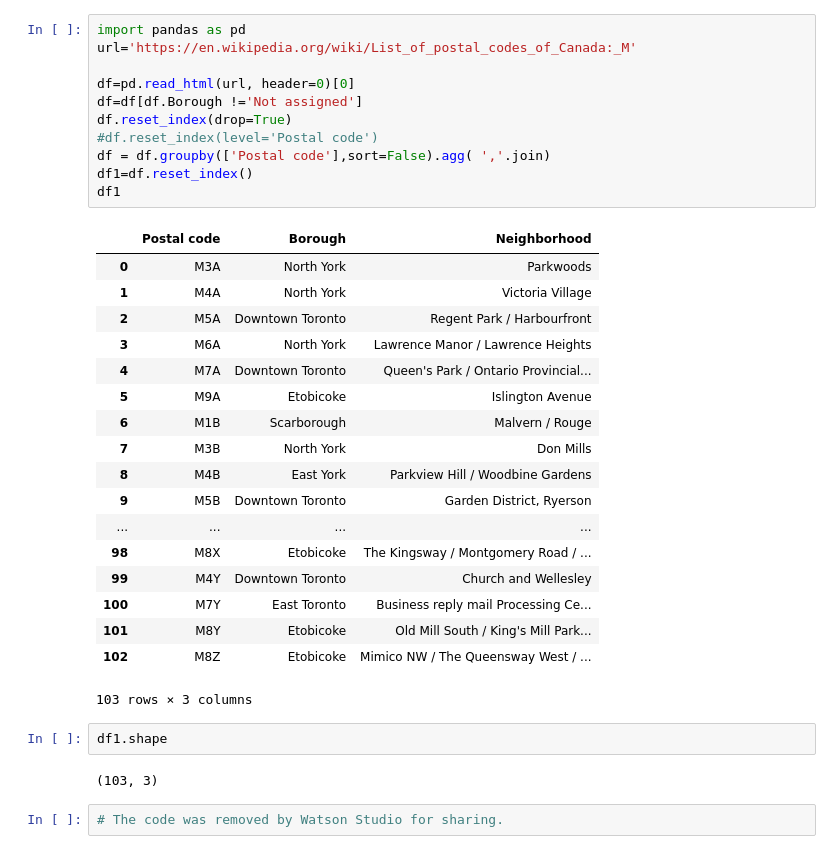
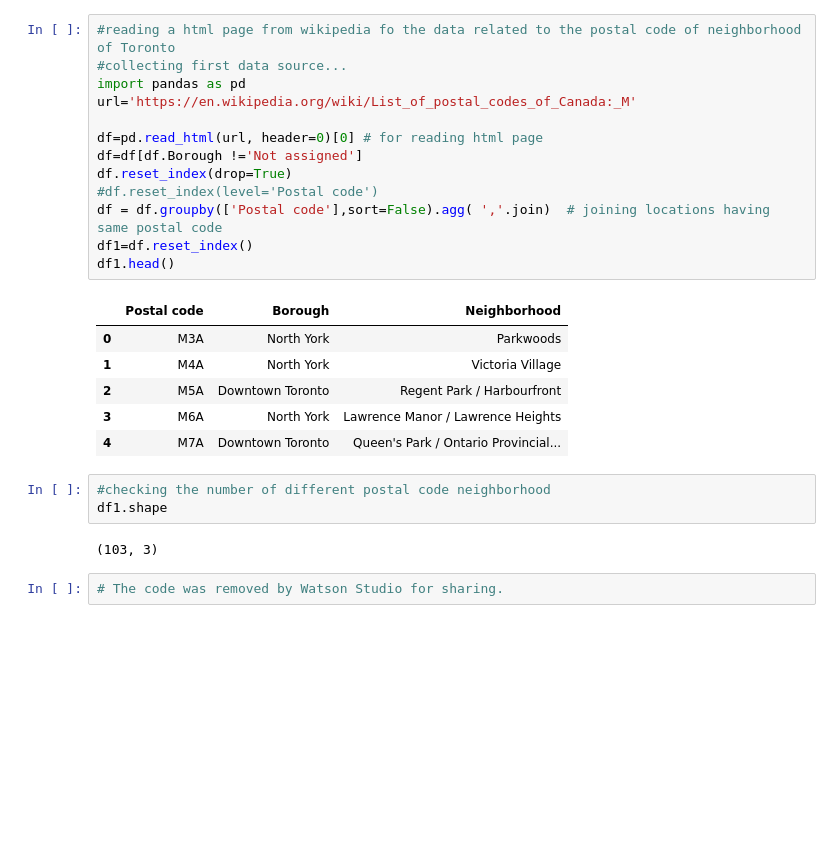
Before and after one commit to pragya0509/Feasibilty-of-opening-Indian-Restaurent-in-Canada-using-K-Means-Clustering, a Jupyter notebook: segmenting and clustering of Canada.ipynb, the cells around one changed output. Cells and saved outputs as stored; diff of their text form; blank space fills up the shorter version.

```diff
--- a/segmenting and clustering of Canada.ipynb
+++ b/segmenting and clustering of Canada.ipynb
@@ -1,37 +1,28 @@
 # %%
+#reading a html page from wikipedia fo the data related to the postal code of neighborhood of Toronto
+#collecting first data source...
 import pandas as pd
 url='https://en.wikipedia.org/wiki/List_of_postal_codes_of_Canada:_M'
 
-df=pd.read_html(url, header=0)[0]
+df=pd.read_html(url, header=0)[0] # for reading html page
 df=df[df.Borough !='Not assigned']
 df.reset_index(drop=True)
 #df.reset_index(level='Postal code')
-df = df.groupby(['Postal code'],sort=False).agg( ','.join)
+df = df.groupby(['Postal code'],sort=False).agg( ','.join)  # joining locations having same postal code
 df1=df.reset_index()
-df1
+df1.head()
 # %% [output]
 |  | Postal code | Borough | Neighborhood |
 | 0 | M3A | North York | Parkwoods |
 | 1 | M4A | North York | Victoria Village |
 | 2 | M5A | Downtown Toronto | Regent Park / Harbourfront |
 | 3 | M6A | North York | Lawrence Manor / Lawrence Heights |
 | 4 | M7A | Downtown Toronto | Queen's Park / Ontario Provincial... |
-| 5 | M9A | Etobicoke | Islington Avenue |
-| 6 | M1B | Scarborough | Malvern / Rouge |
-| 7 | M3B | North York | Don Mills |
-| 8 | M4B | East York | Parkview Hill / Woodbine Gardens |
-| 9 | M5B | Downtown Toronto | Garden District, Ryerson |
-| ... | ... | ... | ... |
-| 98 | M8X | Etobicoke | The Kingsway / Montgomery Road / ... |
-| 99 | M4Y | Downtown Toronto | Church and Wellesley |
-| 100 | M7Y | East Toronto | Business reply mail Processing Ce... |
-| 101 | M8Y | Etobicoke | Old Mill South / King's Mill Park... |
-| 102 | M8Z | Etobicoke | Mimico NW / The Queensway West / ... |
-103 rows × 3 columns
-# %%
-df1.shape
-# %% [output]
-(103, 3)
+# %%
+#checking the number of different postal code neighborhood
+df1.shape
+# %% [output]
+(103, 3)
 # %%
 # The code was removed by Watson Studio for sharing.
 # %% [output]
```
Also changed, not shown: parts of 54 cells of this notebook.
